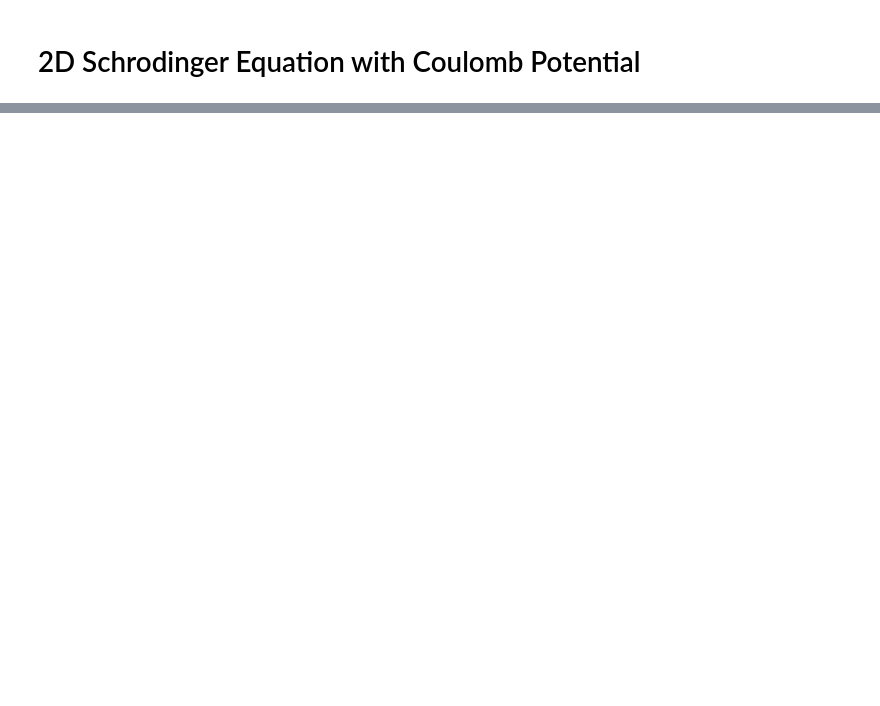
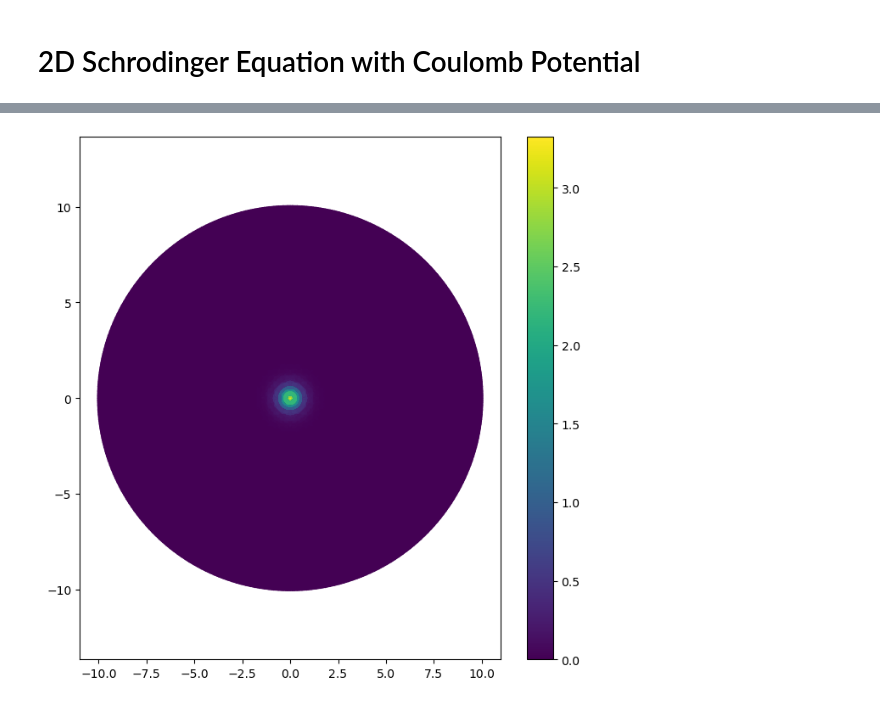
Before and after one commit to vcaipu/cqednumerics, a Jupyter notebook: examples/2DCoulomb.ipynb, the cells around one changed output, grey strips where cells are left out. Cells and saved outputs as stored; diff of their text form; code cells hidden in the pictures; blank space fills up the shorter version.

```diff
--- a/examples/2DCoulomb.ipynb
+++ b/examples/2DCoulomb.ipynb
@@ -108,0 +132,5 @@ femsystem.plot_at_interior_2d_in3d(result,plot_title="U1")
+# %%
+diffs = femsystem.compare_at_quads(analytical,femsystem._get_u_from_interior(u_interior))
+femsystem.plot_at_quad_2d(diffs)
+# %% [output]
+[figure, added]
```
Also changed, not shown: parts of 7 cells of this notebook, 3 other files.
